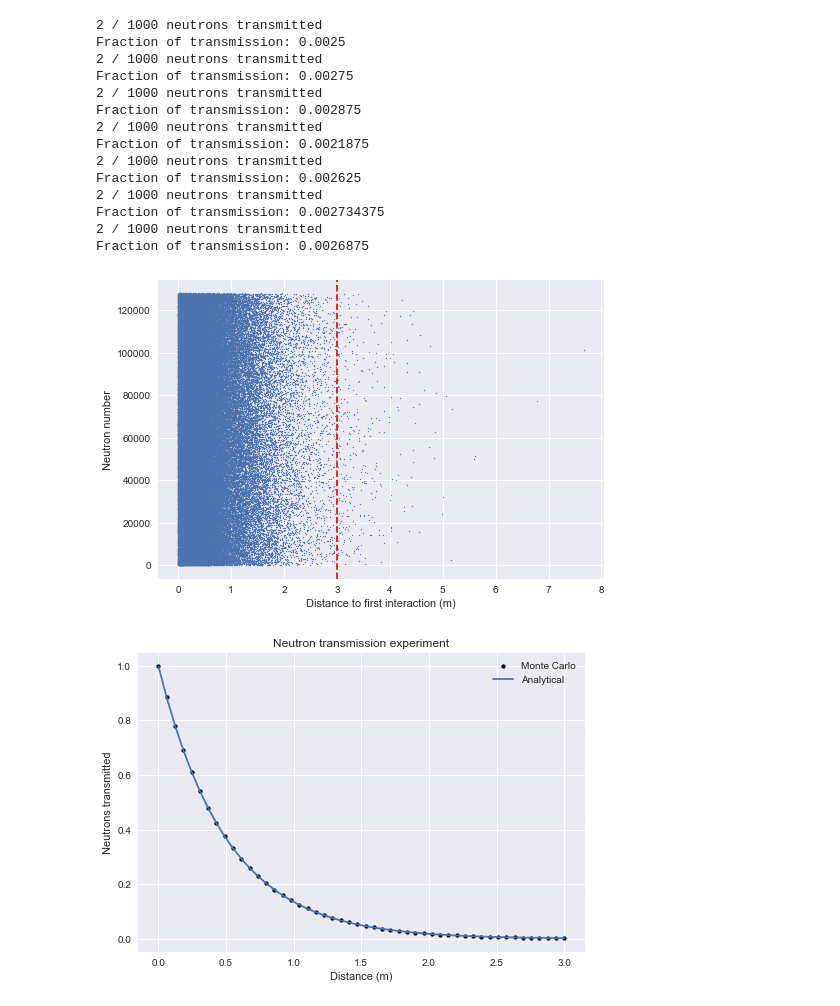
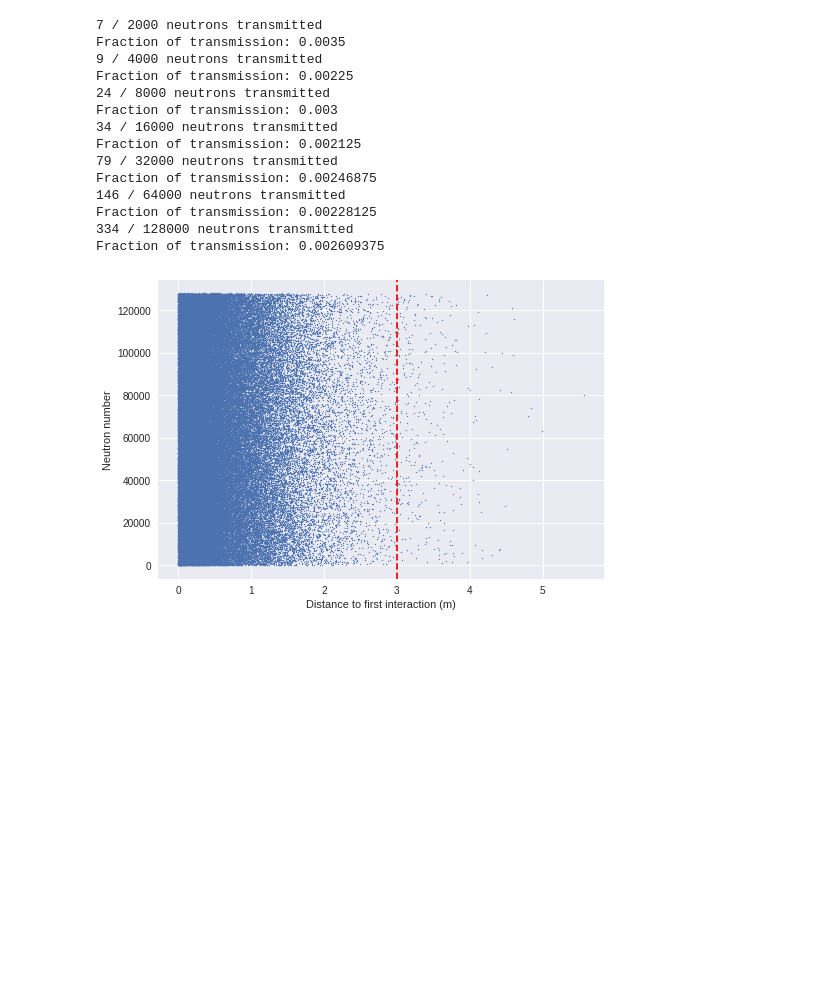
Before and after one commit to deOliveira-R/course_reactor_physics, a Jupyter notebook: cross-section/macro/neutron_tracking.ipynb, the cells around one changed output. Cells and saved outputs as stored; diff of their text form; code cells hidden in the pictures; blank space fills up the shorter version.

Commit message:
Better Monte Carlo neutron tracking with explanations

```diff
--- a/cross-section/macro/neutron_tracking.ipynb
+++ b/cross-section/macro/neutron_tracking.ipynb
@@ -105,0 +163,25 @@ Fraction of transmission: 0.002
+# %%
+def filter_transmitted(distances, boundary):
+    return np.sum(distances > boundary)
+
+
+def plot_distances(distances, boundary=None, s=20):
+    fig, ax = plt.subplots()
+    ax.scatter(distances, np.arange(len(distances)), s=s)
+    ax.set(xlabel='Distance to first interaction (m)', ylabel='Neutron number')
+    if boundary:
+        ax.axvline(boundary, color='red', linestyle='--')
+
+
+def report(transmitted, sample_size):
+    print(f'{transmitted} / {sample_size} neutrons transmitted')
+    print(f'Fraction of transmission: {transmitted/sample_size}')
+
+
+thickness = 3.0
+neutrons = 1000
+
+first_interactions = sample_first_interaction(neutrons, XS)
+
+report(filter_transmitted(first_interactions, thickness), neutrons)
+plot_distances(first_interactions, thickness)
@@ -106,29 +192,25 @@ Fraction of transmission: 0.002
 # %%
 samples = neutrons*np.array([2, 4, 8, 16, 32, 64, 128])
 
 for sample in samples:
-    first_interaction, transmitted_fraction = experiment.irradiate(sample)
-    experiment.report(transmitted_fraction, neutrons)
+    first_interactions = sample_first_interaction(sample, XS)
+    report(filter_transmitted(first_interactions, thickness), sample)
+
+plot_distances(first_interactions, thickness, s=1)
+plt.savefig('Transmission_experiment.pdf')
 # %% [output]
-2 / 1000 neutrons transmitted
-Fraction of transmission: 0.0025
-2 / 1000 neutrons transmitted
-Fraction of transmission: 0.00275
-2 / 1000 neutrons transmitted
-Fraction of transmission: 0.002875
-2 / 1000 neutrons transmitted
-Fraction of transmission: 0.0021875
-2 / 1000 neutrons transmitted
-Fraction of transmission: 0.002625
-2 / 1000 neutrons transmitted
-Fraction of transmission: 0.002734375
-2 / 1000 neutrons transmitted
-Fraction of transmission: 0.0026875
+7 / 2000 neutrons transmitted
+Fraction of transmission: 0.0035
+9 / 4000 neutrons transmitted
+Fraction of transmission: 0.00225
+24 / 8000 neutrons transmitted
+Fraction of transmission: 0.003
+34 / 16000 neutrons transmitted
+Fraction of transmission: 0.002125
+79 / 32000 neutrons transmitted
+Fraction of transmission: 0.00246875
+146 / 64000 neutrons transmitted
+Fraction of transmission: 0.00228125
+334 / 128000 neutrons transmitted
+Fraction of transmission: 0.002609375
+[figure, added]
-# %%
-experiment.plot_penetration(first_interaction, s=1)
-plt.savefig('Transmission_experiment.pdf')
-experiment.plot_verification(first_interaction)
-plt.savefig('Transmission_verification.pdf')
-# %% [output]
-[figure, removed]
-[figure, removed]
```
Also changed, not shown: parts of 9 cells of this notebook, 5 other files.
